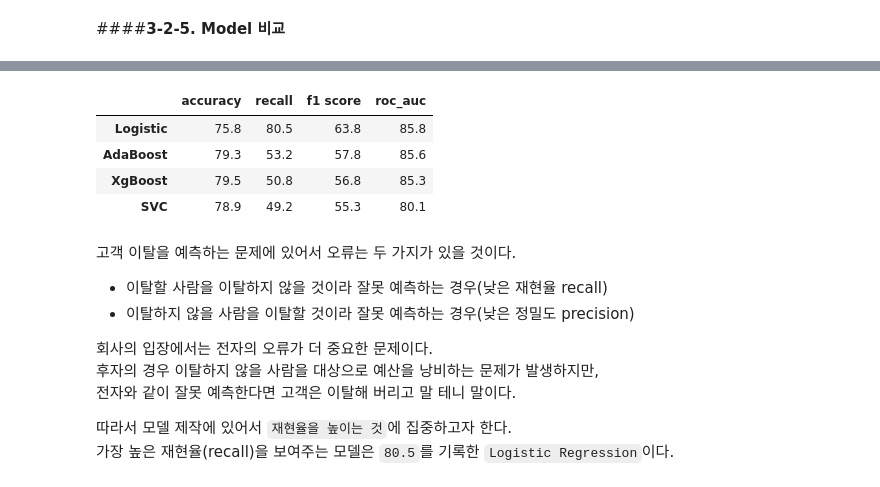
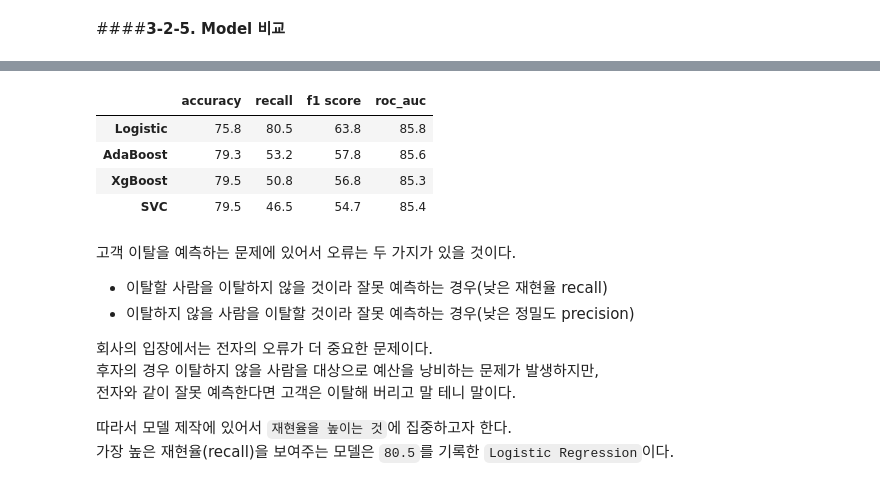
Before and after one commit to hyewonsonn/Project_Customer-Churn, a Jupyter notebook: AI_02_손혜원_CS1.ipynb, the cells around one changed output, grey strips where cells are left out. Saved outputs shown, nothing was run; the diff lists cells and outputs as text; code cells hidden in the pictures.

```diff
--- a/AI_02_손혜원_CS1.ipynb
+++ b/AI_02_손혜원_CS1.ipynb
@@ -976,14 +820,0 @@ print('하이퍼파라미터 튜닝 이후 최고 정확도 : ', clf_svc.best_sc
-# %%
-# 최적의 하이퍼파라미터를 적용, 모델의 예측 정확도(accuracy score) 확인
-
-pipe_svc2 = clf_svc.best_estimator_
-
-pipe_svc2.fit(X_train, y_train)
-
-y_train_pred = pipe_svc2.predict(X_train)
-y_val_pred = pipe_svc2.predict(X_val)
-
-print('검증 정확도 : ', pipe_svc2.score(X_val, y_val))
-print('---'*20)
-print('검증세트 F1-score : ', f1_score(y_val, y_val_pred))
-print('검증세트 Recall-score : ', recall_score(y_val, y_val_pred))
@@ -995,9 +821,9 @@ print('검증세트 Recall-score : ', recall_score(y_val, y_val_pred))
 # %%
-# Test Data
-y_test_pred = pipe_svc2.predict(X_test)
+# 최적의 하이퍼파라미터를 적용해, Test DataSet로 모델 평가
+pipe_svc2 = clf_svc.best_estimator_
 
-probs = pipe_svc2.predict_proba(X_test)
-y_prob = probs[:,1]
+svc2_pred = pipe_svc2.predict(X_test)
+svc2_prob = pipe_svc2.predict_proba(X_test)[:, 1]
 
-model_box['SVC'] = evaluate(y_test, y_test_pred, y_prob)
+model_box['SVC'] = evaluate(y_test, svc2_pred, svc2_prob)
 # %% [output]
@@ -1140,11 +900,11 @@ print('검증세트 Recall-score : ', recall_score(y_val, y_val_pred))
 # %%
-# Test Data
-y_test_pred = pipe_ada2.predict(X_test)
+# 최적의 하이퍼파라미터를 적용해, Test DataSet로 모델 평가
+pipe_ada2 = clf_ada.best_estimator_
 
-probs = pipe_ada2.predict_proba(X_test)
-y_prob = probs[:,1]
+ada2_pred = pipe_ada2.predict(X_test)
+ada2_prob = pipe_ada2.predict_proba(X_test)[:, 1]
 
-model_box['AdaBoost'] = evaluate(y_test, y_test_pred, y_prob)
+model_box['AdaBoost'] = evaluate(y_test, ada2_pred, ada2_prob)
 # %% [output]
 Accuracy : 0.793177
 Recall : 0.532086
@@ -1152,7 +912,3 @@ F1 score : 0.577649
 ROC curve_auc score : 0.855755
 # %% [markdown]
 ####**3-2-5. Model 비교**
-# %%
-model_box = model_box.T
-model_box = model_box*100
-model_box
@@ -1165,12 +915,15 @@ model_box
 # %%
+model_box_t = model_box.T
+model_box_t = model_box_t*100
+
 model_box_t.sort_values(by=['recall'], ascending=False, inplace=True)
 model_box_t.style.background_gradient(cmap='Blues').format("{:.1f}")
 # %% [output]
 |  | accuracy | recall | f1 score | roc_auc |
 | Logistic | 75.8 | 80.5 | 63.8 | 85.8 |
 | AdaBoost | 79.3 | 53.2 | 57.8 | 85.6 |
 | XgBoost | 79.5 | 50.8 | 56.8 | 85.3 |
-| SVC | 78.9 | 49.2 | 55.3 | 80.1 |
+| SVC | 79.5 | 46.5 | 54.7 | 85.4 |
 # %% [markdown]
 고객 이탈을 예측하는 문제에 있어서 오류는 두 가지가 있을 것이다.
 - 이탈할 사람을 이탈하지 않을 것이라 잘못 예측하는 경우(낮은 재현율 recall)
```
Also changed, not shown: parts of 63 cells of this notebook.
